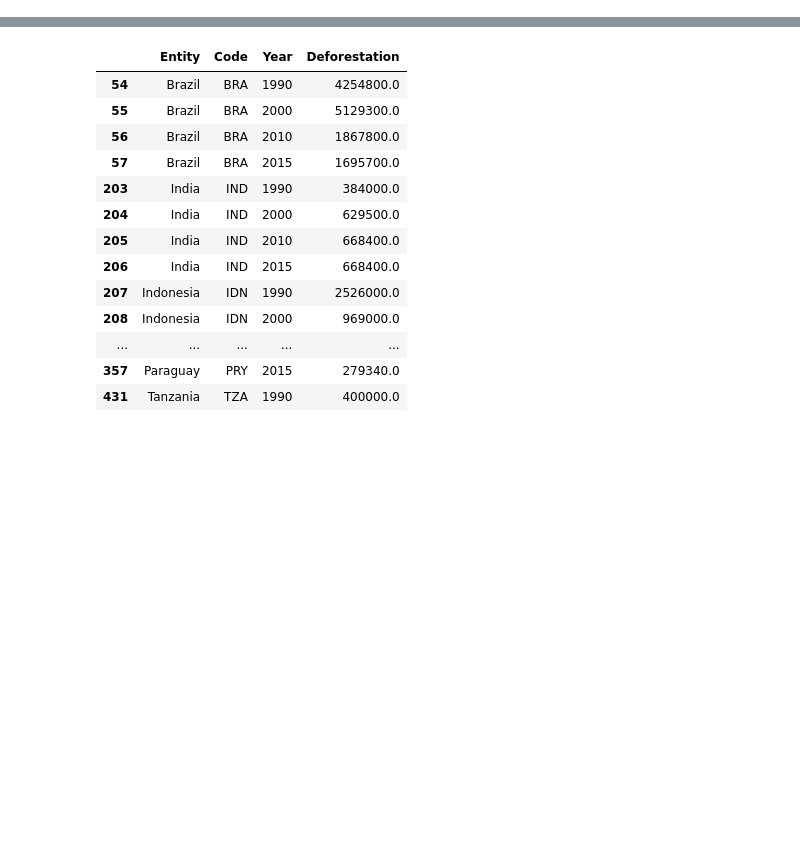
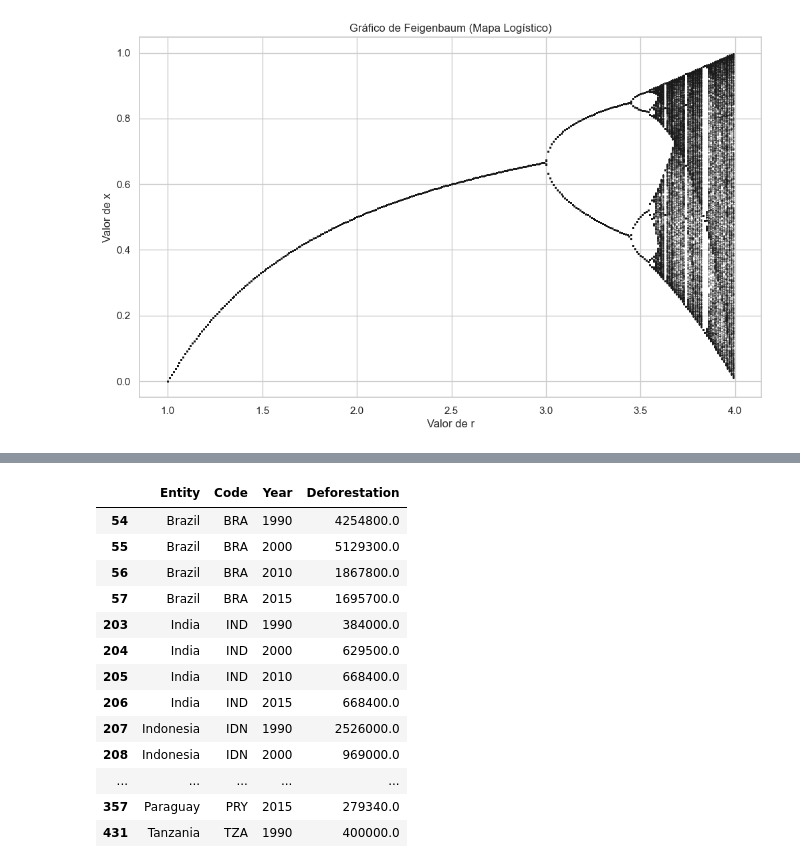
Before and after one commit to gabireisch/av3, a Jupyter notebook: av3.ipynb, the cells around one changed output, grey strips where cells are left out. Cells and saved outputs as stored; diff of their text form; code cells hidden in the pictures; blank space fills up the shorter version.

```diff
--- a/av3.ipynb
+++ b/av3.ipynb
@@ -5,3 +46,37 @@
 ## Exercício 2
 ![alt text](ex2.png)
 ![alt text](ex2_2.png)
+# %%
+# Parâmetros da simulação
+r_values = np.arange(1.0, 4.0, 0.01)
+iterations = 1000
+last = 1000  # Iterações a serem usadas no gráfico após a estabilização
+
+x0 = 0.5  # Valor inicial de x
+
+# Lista para armazenar os pontos (r, x)
+r_list = []
+x_list = []
+
+# Loop sobre todos os valores de r
+for r in r_values:
+    x = x0
+    # Iterações para estabilizar
+    for _ in range(iterations):
+        x = r * x * (1 - x)
+    # Iterações para coletar os pontos para o gráfico
+    for _ in range(last):
+        x = r * x * (1 - x)
+        r_list.append(r)
+        x_list.append(x)
+
+# Plotagem do gráfico de Feigenbaum
+plt.figure(figsize=(12, 7))
+plt.plot(r_list, x_list, 'k.', markersize=0.5)
+plt.xlabel("Valor de r")
+plt.ylabel("Valor de x")
+plt.title("Gráfico de Feigenbaum (Mapa Logístico)")
+plt.grid(True)
+plt.show()
+# %% [output]
+[figure, added]
```
Also changed, not shown: parts of 6 cells of this notebook, 1 other file.
